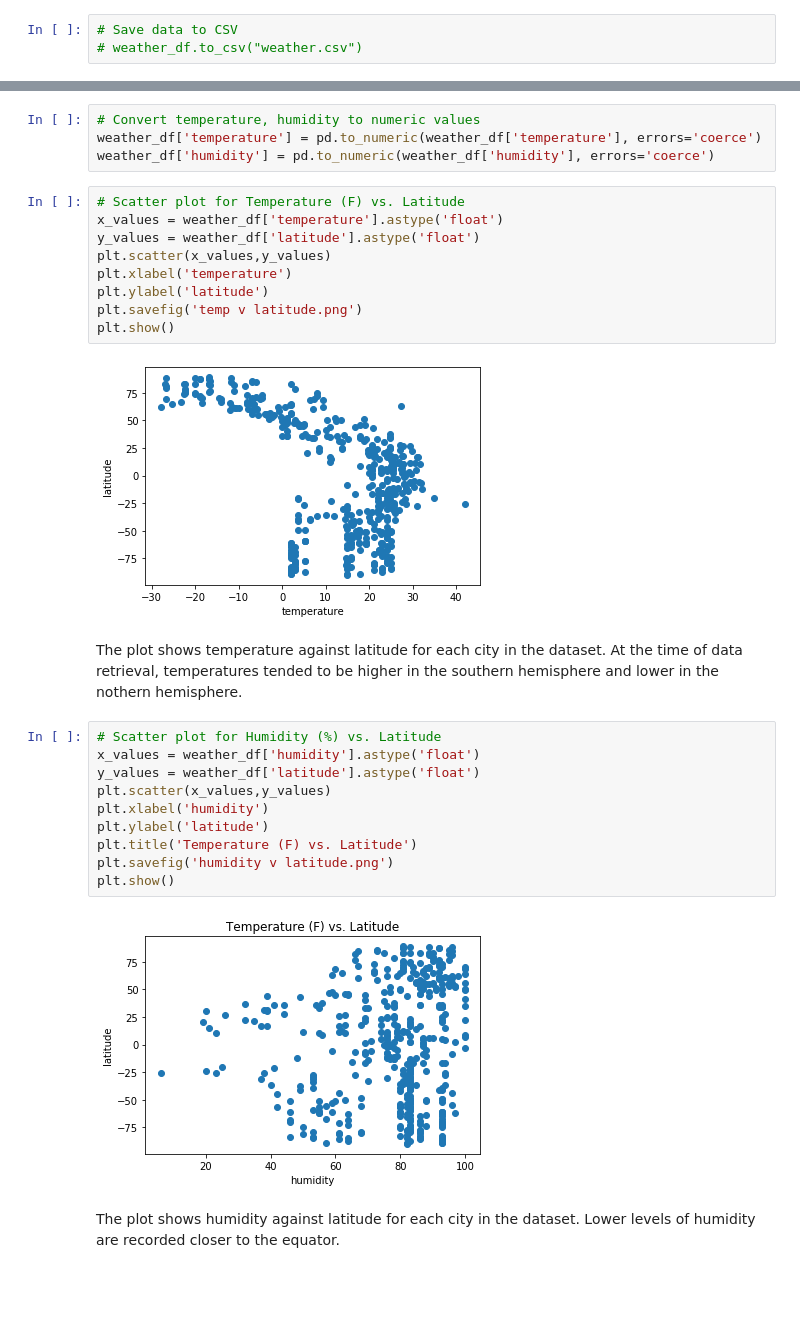
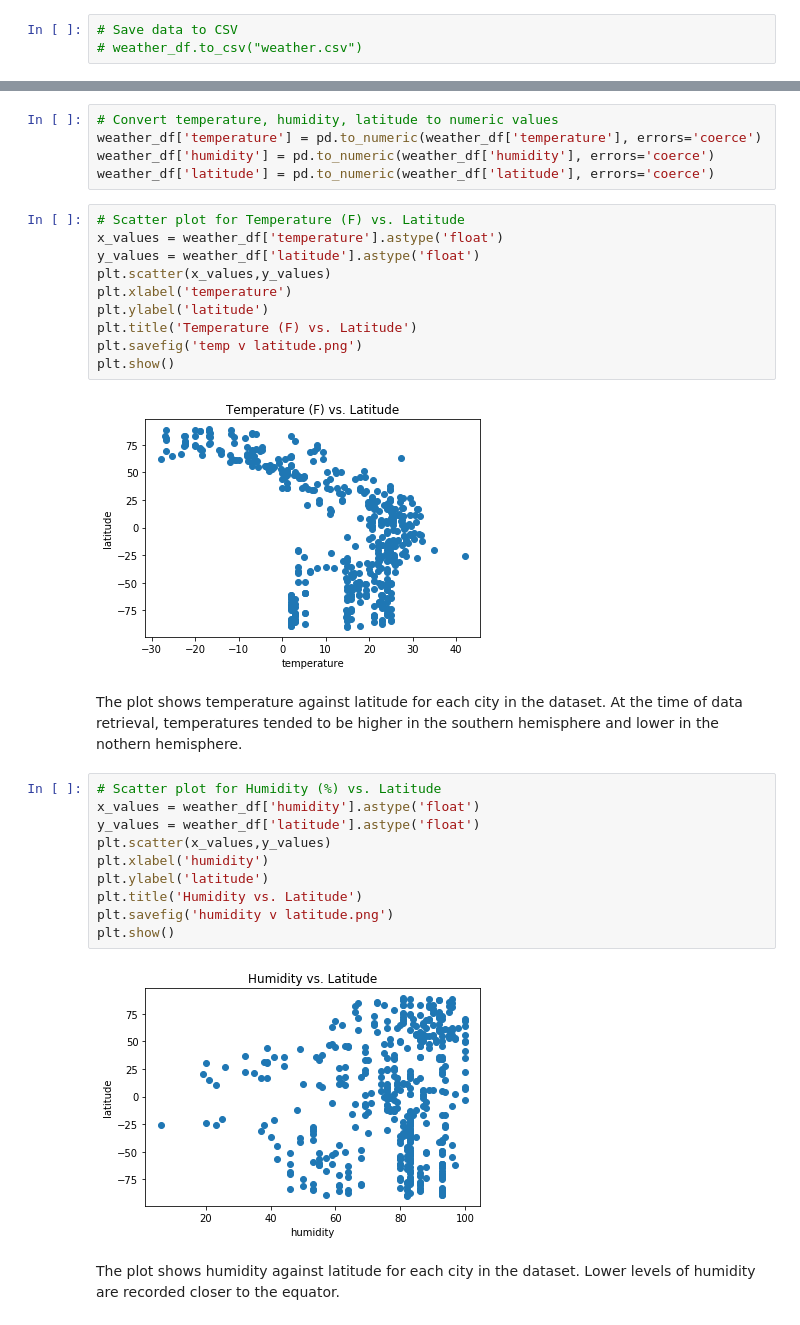
Before and after one commit to abbyabridged/python-api-challenge, a Jupyter notebook: WeatherPy/WeatherPy.ipynb, the cells around one changed output, grey strips where cells are left out. Saved outputs shown, nothing was run; the diff lists cells and outputs as text; blank space fills up the shorter version.

Commit message:
Regression plots in progress

```diff
--- a/WeatherPy/WeatherPy.ipynb
+++ b/WeatherPy/WeatherPy.ipynb
@@ -270,9 +270,10 @@ weather_df.head()
 | 3 | 3 | belushya guba | 87 | 51 | NaN | NaN | NaN | NaN |
 | 4 | 4 | corinto | 9 | -90 | 17.84 | 56 | 1.79 | 0 |
 # %%
-# Convert temperature, humidity to numeric values
+# Convert temperature, humidity, latitude to numeric values
 weather_df['temperature'] = pd.to_numeric(weather_df['temperature'], errors='coerce')
 weather_df['humidity'] = pd.to_numeric(weather_df['humidity'], errors='coerce')
+weather_df['latitude'] = pd.to_numeric(weather_df['latitude'], errors='coerce')
 # %%
 # Scatter plot for Temperature (F) vs. Latitude
 x_values = weather_df['temperature'].astype('float')
@@ -280,24 +281,25 @@ y_values = weather_df['latitude'].astype('float')
 plt.scatter(x_values,y_values)
 plt.xlabel('temperature')
 plt.ylabel('latitude')
+plt.title('Temperature (F) vs. Latitude')
 plt.savefig('temp v latitude.png')
 plt.show()
 # %% [output]
-[figure, old version]
+[figure, new version]
 # %% [markdown]
 The plot shows temperature against latitude for each city in the dataset. At the time of data retrieval, temperatures tended to be higher in the southern hemisphere and lower in the nothern hemisphere.
 # %%
 # Scatter plot for Humidity (%) vs. Latitude
 x_values = weather_df['humidity'].astype('float')
 y_values = weather_df['latitude'].astype('float')
 plt.scatter(x_values,y_values)
 plt.xlabel('humidity')
 plt.ylabel('latitude')
-plt.title('Temperature (F) vs. Latitude')
+plt.title('Humidity vs. Latitude')
 plt.savefig('humidity v latitude.png')
 plt.show()
 # %% [output]
-[figure, old version]
+[figure, new version]
 # %% [markdown]
 The plot shows humidity against latitude for each city in the dataset. Lower levels of humidity are recorded closer to the equator.
 # %%
```
Also changed, not shown: parts of 3 cells of this notebook, 2 other files.
